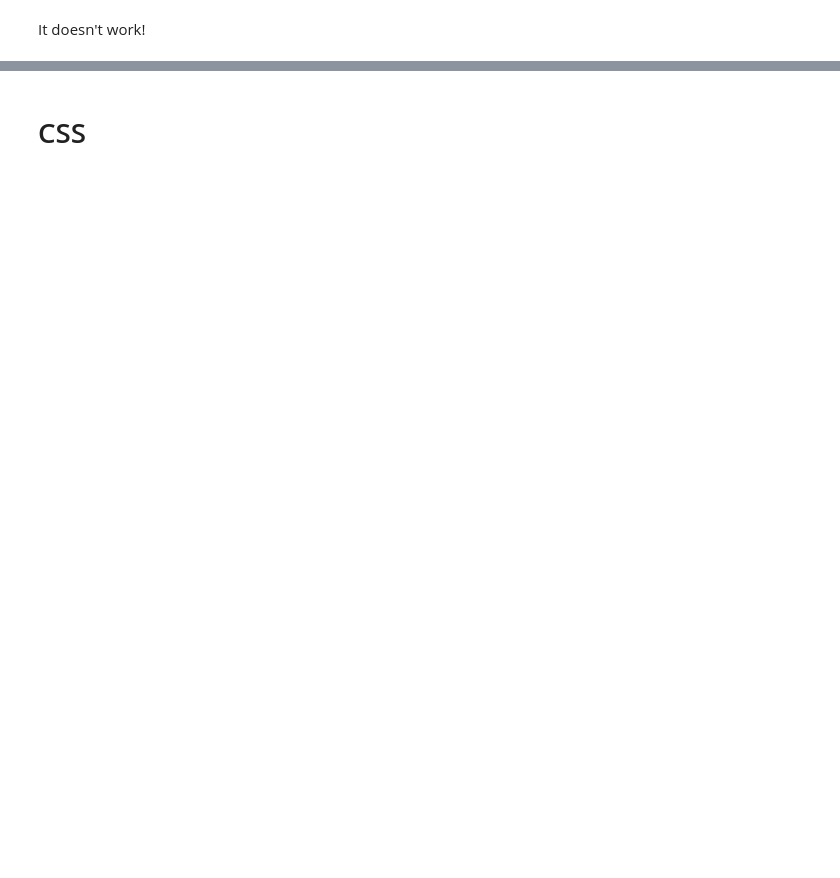
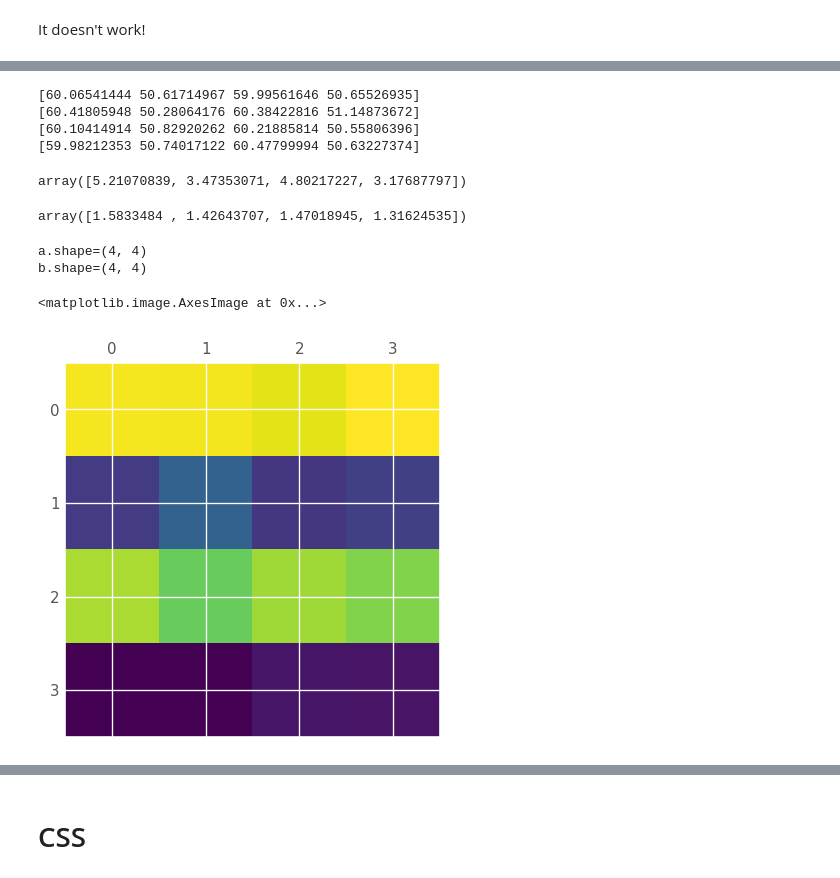
Before and after one commit to jhillairet/WEST_IC_antenna, a Jupyter notebook: doc/Plasma Scattering Matrix Measurement.ipynb, the cells around one changed output, grey strips where cells are left out. Saved outputs shown, nothing was run; the diff lists cells and outputs as text; code cells hidden in the pictures; blank space fills up the shorter version.

```diff
--- a/doc/Plasma Scattering Matrix Measurement.ipynb
+++ b/doc/Plasma Scattering Matrix Measurement.ipynb
@@ -462,0 +577,57 @@ It doesn't work!
+# %%
+Z = ant_ref.antenna.z0[0][0]
+# %%
+a, b = [], []
+_a_mes, _b_mes = [], []
+_Vs = []
+
+C_matchs = np.tile(C_match, (N_mes,1)) + np.random.rand(N_mes,4)
+
+for idx, C in enumerate(C_matchs):
+    print(C)
+    _S_ant = ant_ref._access_circuit(Cs=C).network.s
+    _S_ant11 = _S_ant[:,:2,:2].squeeze()
+    _S_ant12 = _S_ant[:,:2,2:].squeeze()
+    _S_ant21 = _S_ant[:,2:,:2].squeeze()
+    _S_ant22 = _S_ant[:,2:,2:].squeeze()
+
+    power = [1, 1]
+    phase = [0, np.pi]
+
+    _a_mes = ant_ref.circuit(Cs=list(C))._a_external(power, phase)
+    _b_mes = ant_ref.circuit(Cs=list(C)).s_external.squeeze() @ _a_mes
+    _V = ant_ref.voltages(power, phase, Cs=list(C)).squeeze()
+
+    _b = np.linalg.pinv(_S_ant12) @ (_b_mes - _S_ant11 @ _a_mes )
+    _a = 1/np.sqrt(Z) * _V - _b
+
+    a.append(_a)
+    b.append(_b)
+
+a = np.array(a).T.squeeze()
+b = np.array(b).T.squeeze()
+# %% [output]
+[60.06541444 50.61714967 59.99561646 50.65526935]
+[60.41805948 50.28064176 60.38422816 51.14873672]
+[60.10414914 50.82920262 60.21885814 50.55806396]
+[59.98212353 50.74017122 60.47799994 50.63227374]
+# %%
+abs(_a)
+# %% [output]
+array([5.21070839, 3.47353071, 4.80217227, 3.17687797])
+# %%
+abs(_b)
+# %% [output]
+array([1.5833484 , 1.42643707, 1.47018945, 1.31624535])
+# %%
+print(f'{a.shape=}')
+print(f'{b.shape=}')
+# %% [output]
+a.shape=(4, 4)
+b.shape=(4, 4)
+# %%
+fig, ax = plt.subplots()
+ax.matshow(np.abs(a))
+# %% [output]
+<matplotlib.image.AxesImage at 0x...>
+[figure, added]
```
Also changed, not shown: parts of 31 cells of this notebook, 3 other files.
